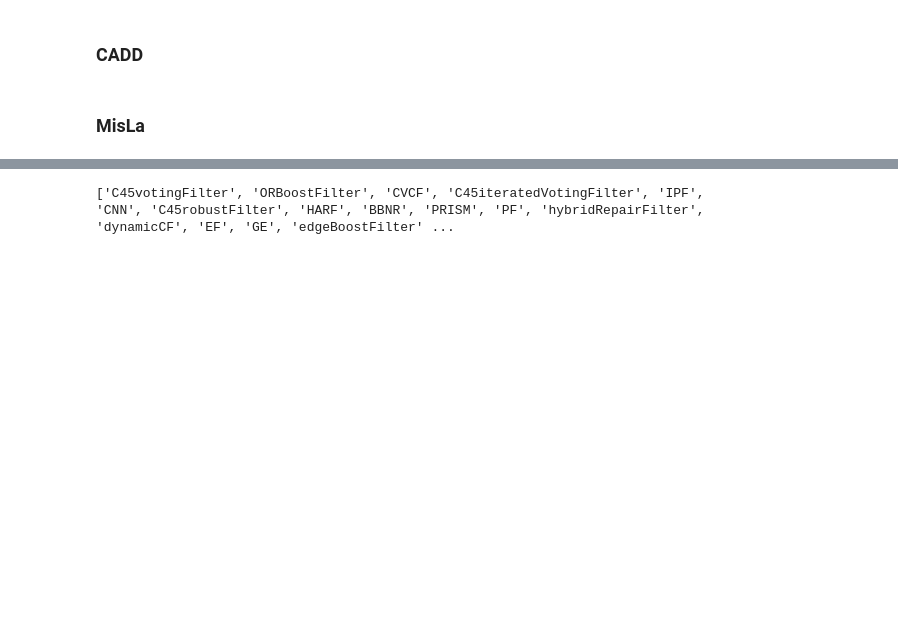
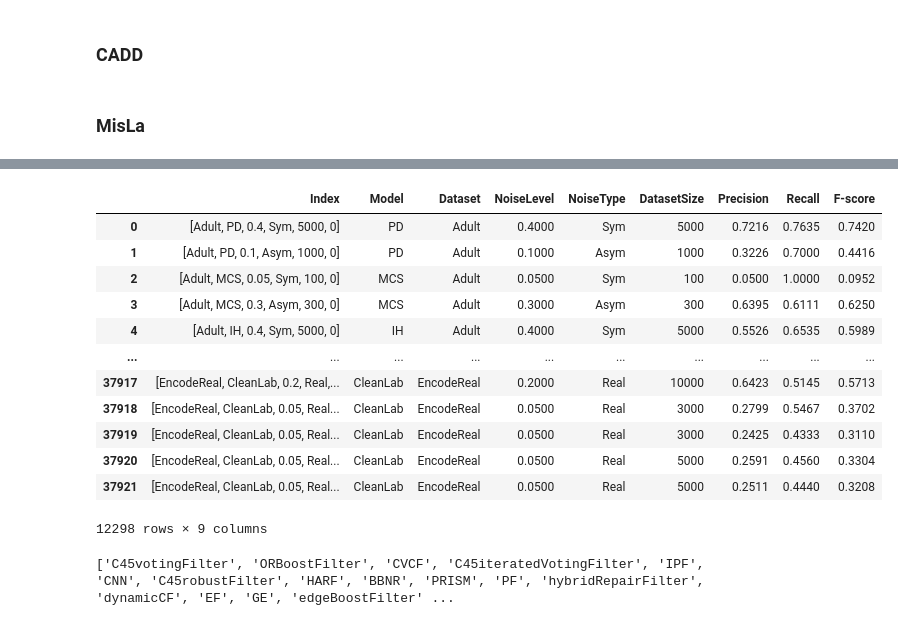
Before and after one commit to nazaretl/MisLaBenchmark, a Jupyter notebook: Notebooks/Auswertung.ipynb, the cells around one changed output, grey strips where cells are left out. Drawn from its saved outputs; the diff is of its cells as text; code cells hidden in the pictures; blank space fills up the shorter version.

```diff
--- a/Notebooks/Auswertung.ipynb
+++ b/Notebooks/Auswertung.ipynb
@@ -91,0 +143,5 @@ dfs.shape
+# %%
+models =d
+dfs = dfs[~dfs['Model'].isin(models)]
+dfs = dfs[~dfs['False Negative'].isna()]
+dfs = dfs.reset_index(drop = True)
@@ -91,0 +157,19 @@ dfs.shape
+# %%
+ad = dfs[dfs['Model'].isin( ["KDN", "FKDN", "RkDN", "PD", "MCS", "IH", "RFD","CleanLab"])]
+ad = ad[['Index','Model', 'Dataset', 'NoiseLevel', 'NoiseType', 'DatasetSize', 'Precision', 'Recall', 'F-score']]
+
+ad
+# %% [output]
+|  | Index | Model | Dataset | NoiseLevel | NoiseType | DatasetSize | Precision | Recall | F-score |
+| 0 | [Adult, PD, 0.4, Sym, 5000, 0] | PD | Adult | 0.4000 | Sym | 5000 | 0.7216 | 0.7635 | 0.7420 |
+| 1 | [Adult, PD, 0.1, Asym, 1000, 0] | PD | Adult | 0.1000 | Asym | 1000 | 0.3226 | 0.7000 | 0.4416 |
+| 2 | [Adult, MCS, 0.05, Sym, 100, 0] | MCS | Adult | 0.0500 | Sym | 100 | 0.0500 | 1.0000 | 0.0952 |
+| 3 | [Adult, MCS, 0.3, Asym, 300, 0] | MCS | Adult | 0.3000 | Asym | 300 | 0.6395 | 0.6111 | 0.6250 |
+| 4 | [Adult, IH, 0.4, Sym, 5000, 0] | IH | Adult | 0.4000 | Sym | 5000 | 0.5526 | 0.6535 | 0.5989 |
+| ... | ... | ... | ... | ... | ... | ... | ... | ... | ... |
+| 37917 | [EncodeReal, CleanLab, 0.2, Real,... | CleanLab | EncodeReal | 0.2000 | Real | 10000 | 0.6423 | 0.5145 | 0.5713 |
+| 37918 | [EncodeReal, CleanLab, 0.05, Real... | CleanLab | EncodeReal | 0.0500 | Real | 3000 | 0.2799 | 0.5467 | 0.3702 |
+| 37919 | [EncodeReal, CleanLab, 0.05, Real... | CleanLab | EncodeReal | 0.0500 | Real | 3000 | 0.2425 | 0.4333 | 0.3110 |
+| 37920 | [EncodeReal, CleanLab, 0.05, Real... | CleanLab | EncodeReal | 0.0500 | Real | 5000 | 0.2591 | 0.4560 | 0.3304 |
+| 37921 | [EncodeReal, CleanLab, 0.05, Real... | CleanLab | EncodeReal | 0.0500 | Real | 5000 | 0.2511 | 0.4440 | 0.3208 |
+12298 rows × 9 columns
```
Also changed, not shown: parts of 9 cells of this notebook, 56 other files.
